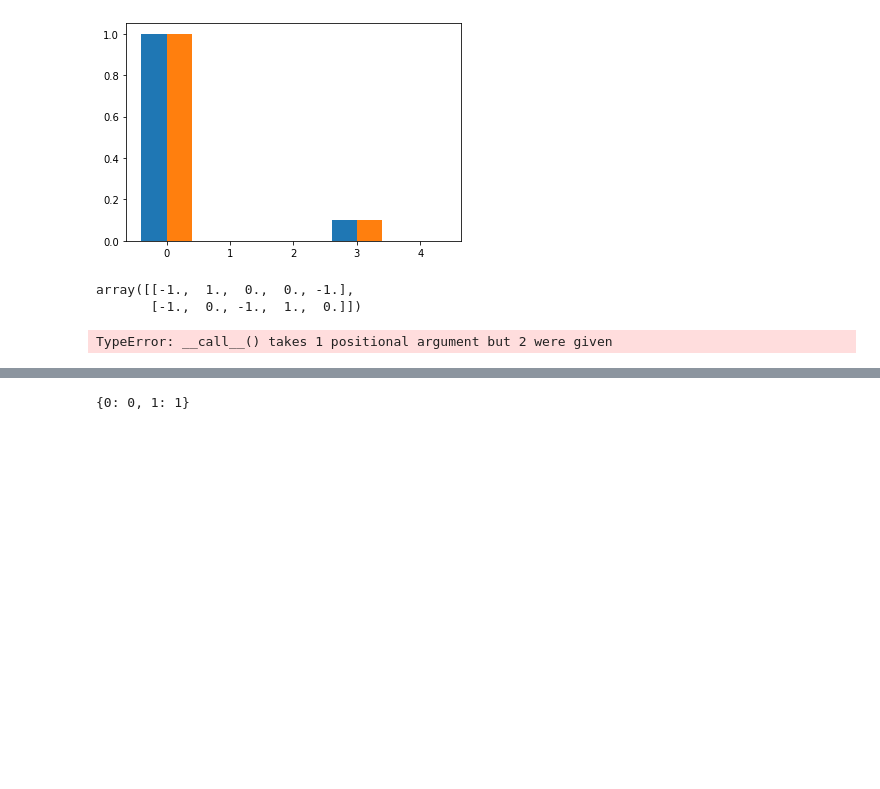
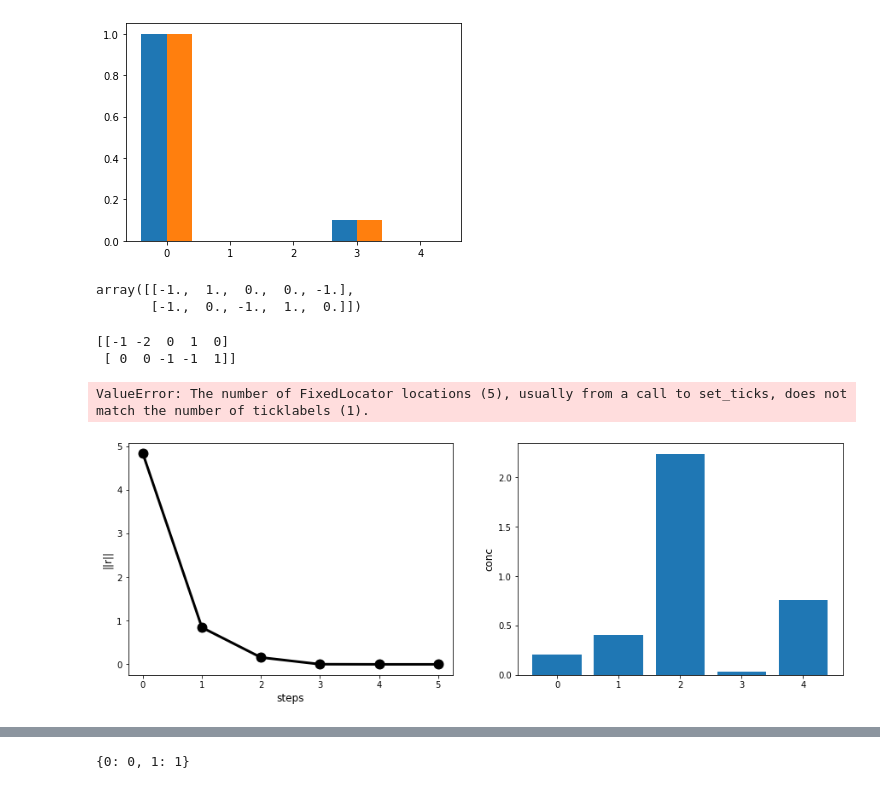
Before and after one commit to mtod92/equpy, a Jupyter notebook: equpy_test.ipynb, the cells around one changed output, grey strips where cells are left out. Saved outputs shown, nothing was run; the diff lists cells and outputs as text; code cells hidden in the pictures; blank space fills up the shorter version.

```diff
--- a/equpy_test.ipynb
+++ b/equpy_test.ipynb
@@ -160,25 +160,30 @@ array([[-1.,  1.,  0.,  0., -1.],
 # %%
 from equpy import ChemicalReaction, EquationSystem
 from utils import eq_system_builder
 import numpy as np
 import matplotlib.pyplot as plt
 import time
 np.seterr(invalid="ignore");
 
 """
 Example #2: Manual input of reactions in matrix form
 """
 N = np.array([[-1, -2, 0, 1, 0],[0, 0, -1, -1, 1]])
 K = np.array([1, 10])
 S = np.array([1, 2, 3])
 C = np.array([[1, 0, 0, 1, 1],[0, 1, 0, 2, 2],[0, 0, 1, 0, 1]])
 
 
 eq_system = EquationSystem(N, C)
-reaction = ChemicalReaction({'A':0, 'B':1, 'C':2, 'AB2':3, 'AB2C':4}, N, K, C, S)
+#reaction = ChemicalReaction({'A':0, 'B':1, 'C':2, 'AB2':3, 'AB2C':4}, N, K, C, S)
+reaction = ChemicalReaction(eq_system, K, S)
+
 x, delta = reaction.solve(30, 1e2, 0)
 reaction.plotter()
 
 np.linalg.norm(np.log(x)*1e-16)
 # %% [output]
-TypeError: __call__() takes 1 positional argument but 2 were given
+[[-1 -2  0  1  0]
+ [ 0  0 -1 -1  1]]
+ValueError: The number of FixedLocator locations (5), usually from a call to set_ticks, does not match the number of ticklabels (1).
+[figure, added]
```
Also changed, not shown: parts of 3 cells of this notebook, 1 other file.
